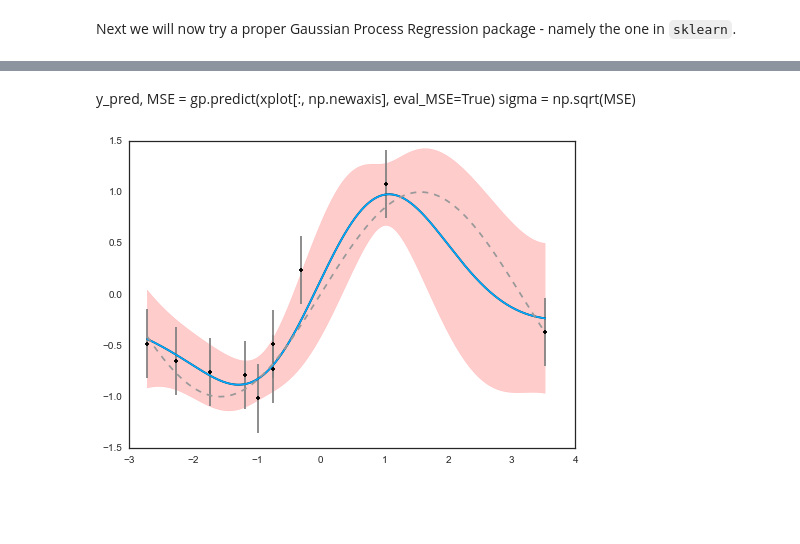
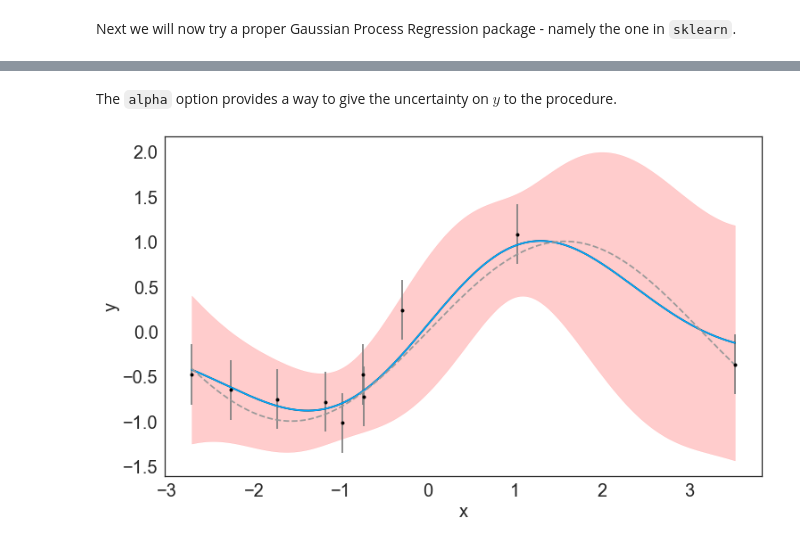
Before and after one commit to jbrinchmann/DDM2017, a Jupyter notebook: ForLectures/Lecture5/Gaussian process regression.ipynb, the cells around one changed output, grey strips where cells are left out. Drawn from its saved outputs; the diff is of its cells as text; code cells hidden in the pictures; blank space fills up the shorter version.

Commit message:
Updated to use GaussianProcessRegressor

```diff
--- a/ForLectures/Lecture5/Gaussian process regression.ipynb
+++ b/ForLectures/Lecture5/Gaussian process regression.ipynb
@@ -200,9 +196,20 @@ The $\theta_L$ and $\theta_U$ provide bounds on the smoothing parameters in the
+# %%
+gp = GaussianProcessRegressor(kernel=RBF(0.1), alpha=(dy/y)**2, random_state=10)
+# %% [markdown]
+The `alpha` option provides a way to give the uncertainty on $y$ to the procedure.
 # %%
 g = gp.fit(x[:, np.newaxis], y)
-# %% [markdown]
-y_pred, MSE = gp.predict(xplot[:, np.newaxis], eval_MSE=True)
-sigma = np.sqrt(MSE)
-# %%
-plot_a_fit(x, y, dy, xplot, y_pred, sigma, include_true=True)
-# %% [output]
-[figure, removed]
+# %%
+y_pred, sigma = gp.predict(xplot[:, np.newaxis], return_std=True)
+# %%
+plot_a_fit(x, y, dy, xplot, y_pred, sigma, include_true=True)
+fig = plt.gcf()
+fig.set_size_inches(12,7)
+plt.xlabel('x')
+plt.ylabel('y')
+ax = plt.gca()
+for item in ([ax.title, ax.xaxis.label, ax.yaxis.label] +
+             ax.get_xticklabels() + ax.get_yticklabels()):
+    item.set_fontsize(20)
+# %% [output]
+[figure, added]
```
Also changed, not shown: parts of 6 cells of this notebook.
